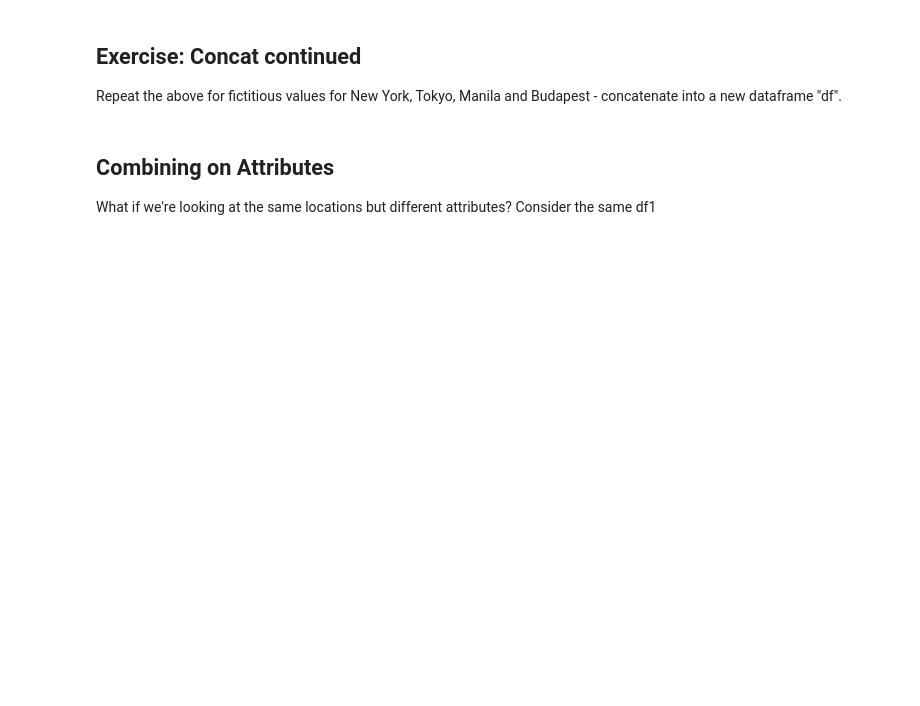
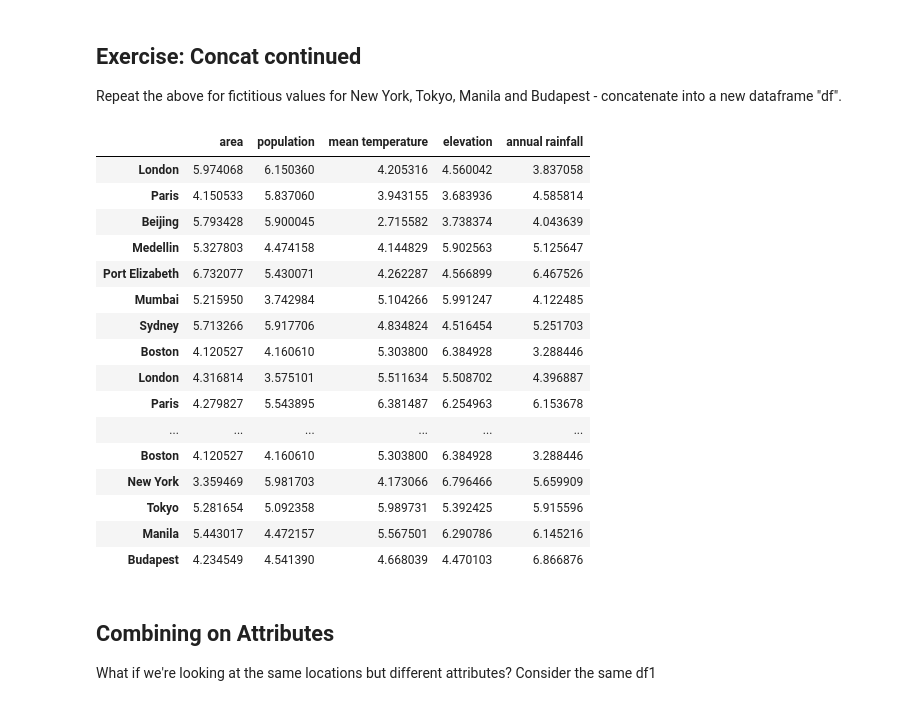
Before and after one commit to laramcwilliam/QM2, a Jupyter notebook: W6_Merging_and_Joining WED 27 NOV.ipynb, the cells around one changed output. Cells and saved outputs as stored; diff of their text form; code cells hidden in the pictures; blank space fills up the shorter version.

```diff
--- a/W6_Merging_and_Joining WED 27 NOV.ipynb
+++ b/W6_Merging_and_Joining WED 27 NOV.ipynb
@@ -154,6 +152,31 @@ df3
 ## Exercise: Concat continued
 
 Repeat the above for fictitious values for New York, Tokyo, Manila and Budapest - concatenate into a new dataframe "df".
+# %%
+# My code for exercise: concat continued:
+df4 = pd.DataFrame(5+np.random.randn(4, 5))
+df4.columns = ['area','population','mean temperature','elevation','annual rainfall']
+df4.index = ['New York', 'Tokyo', 'Manila', 'Budapest']
+df = pd.concat([df1,df2,df3,df4])
+df
+# %% [output]
+|  | area | population | mean temperature | elevation | annual rainfall |
+| London | 5.974068 | 6.150360 | 4.205316 | 4.560042 | 3.837058 |
+| Paris | 4.150533 | 5.837060 | 3.943155 | 3.683936 | 4.585814 |
+| Beijing | 5.793428 | 5.900045 | 2.715582 | 3.738374 | 4.043639 |
+| Medellin | 5.327803 | 4.474158 | 4.144829 | 5.902563 | 5.125647 |
+| Port Elizabeth | 6.732077 | 5.430071 | 4.262287 | 4.566899 | 6.467526 |
+| Mumbai | 5.215950 | 3.742984 | 5.104266 | 5.991247 | 4.122485 |
+| Sydney | 5.713266 | 5.917706 | 4.834824 | 4.516454 | 5.251703 |
+| Boston | 4.120527 | 4.160610 | 5.303800 | 6.384928 | 3.288446 |
+| London | 4.316814 | 3.575101 | 5.511634 | 5.508702 | 4.396887 |
+| Paris | 4.279827 | 5.543895 | 6.381487 | 6.254963 | 6.153678 |
+| ... | ... | ... | ... | ... | ... |
+| Boston | 4.120527 | 4.160610 | 5.303800 | 6.384928 | 3.288446 |
+| New York | 3.359469 | 5.981703 | 4.173066 | 6.796466 | 5.659909 |
+| Tokyo | 5.281654 | 5.092358 | 5.989731 | 5.392425 | 5.915596 |
+| Manila | 5.443017 | 4.472157 | 5.567501 | 6.290786 | 6.145216 |
+| Budapest | 4.234549 | 4.541390 | 4.668039 | 4.470103 | 6.866876 |
 # %% [markdown]
 ## Combining on Attributes
 
```
Also changed, not shown: parts of 9 cells of this notebook.
